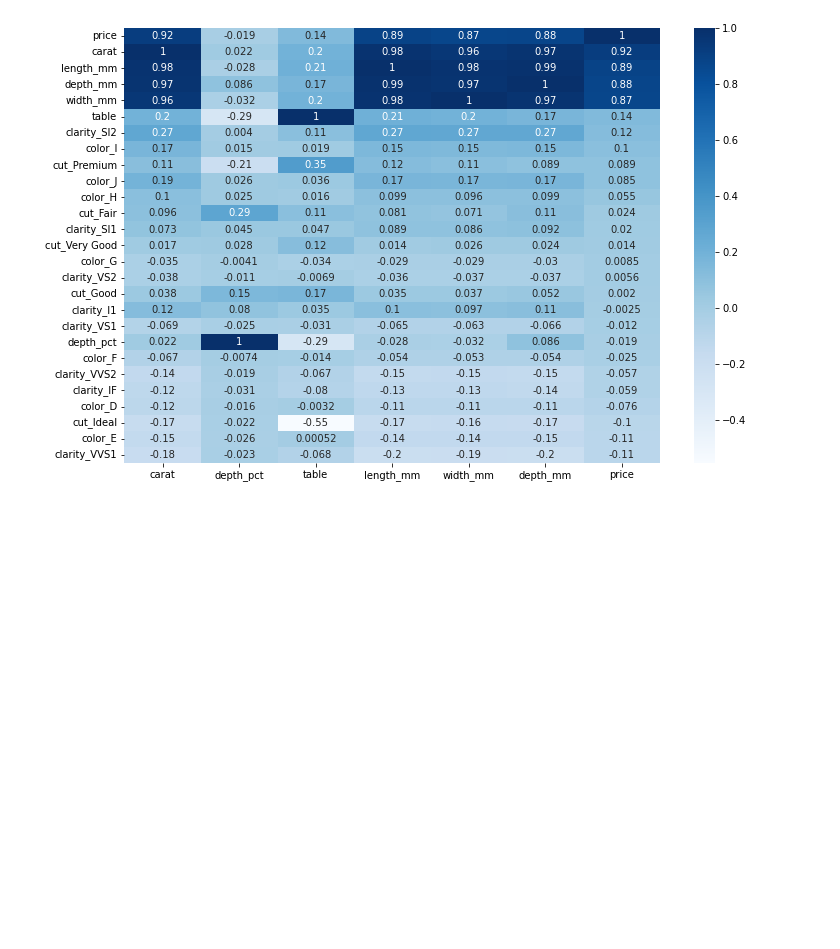
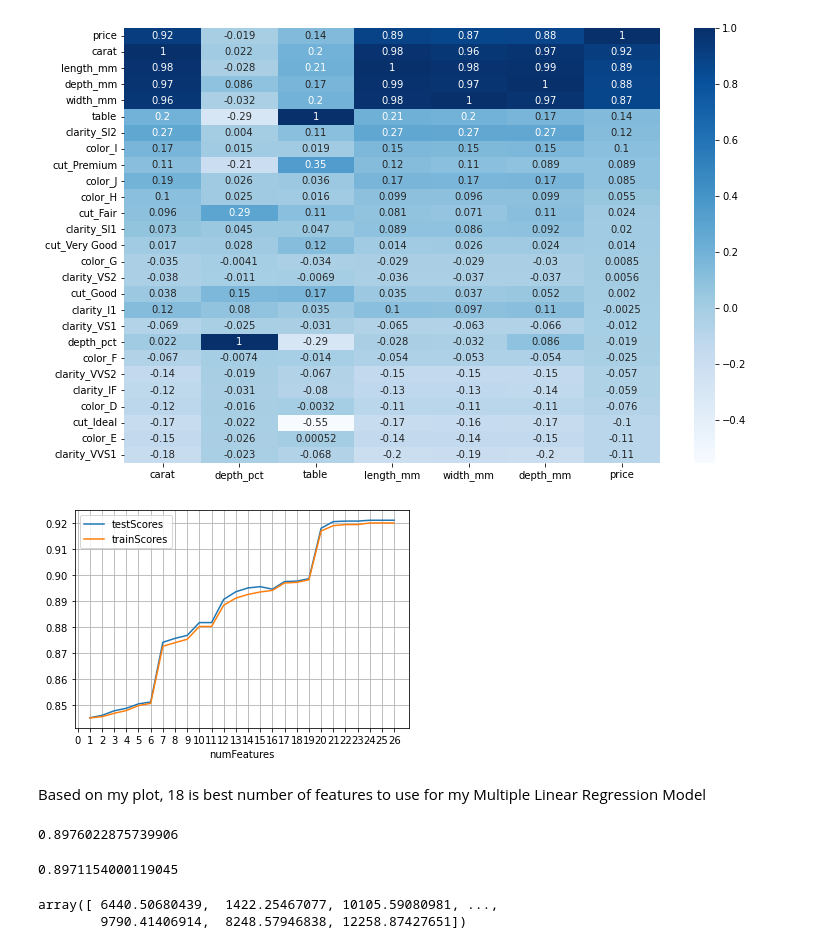
Before and after one commit to TJ-Mothokho/Diamonds-Data-Analysis, a Jupyter notebook: diamonds.ipynb, the cells around one changed output. Saved outputs shown, nothing was run; the diff lists cells and outputs as text; code cells hidden in the pictures; blank space fills up the shorter version.

Commit message:
Done with Multiple linear regression and plotted residual (kde)

```diff
--- a/diamonds.ipynb
+++ b/diamonds.ipynb
@@ -324,3 +323,72 @@ ax = sns.heatmap(diamonds_dummies.corr()[['carat', 'depth_pct', 'table', 'length
 plt.show()
 # %% [output]
 [figure]
+# %%
+#Creating Model
+diamondsTrain, diamondsTest = train_test_split(diamonds_dummies, test_size=0.25, random_state=20)
+# %%
+#Since the simple linear regression model above is model, i'll call this one multi_model
+multi_model = LinearRegression()
+testScores = []
+trainScores = []
+# %%
+#For loop to check the best number of features to use
+for i in range(1, len(diamondsTrain.columns)):
+    fs = SelectKBest(score_func=mutual_info_regression, k=i)
+    fs.fit(diamondsTrain.drop(columns=['price']), diamondsTrain['price'])
+
+    x_train_fs = fs.transform(diamondsTrain.drop(columns=['price']))
+    x_test_fs = fs.transform(diamondsTest.drop(columns=['price']))
+
+    multi_model.fit(x_train_fs, diamondsTrain['price'])
+
+    testScore = multi_model.score(x_test_fs, diamondsTest['price'])
+    trainScore = multi_model.score(x_train_fs, diamondsTrain['price'])
+
+    testScores.append(testScore)
+    trainScores.append(trainScore)
+# %%
+#plotting the scores
+df = pd.DataFrame(data={'testScores':testScores, 'trainScores':trainScores})
+df.reset_index(inplace=True)
+
+df.rename(columns={'index':'numFeatures'}, inplace=True)
+
+df.numFeatures = df.numFeatures + 1
+ax = df.plot(x='numFeatures', y=['testScores', 'trainScores'])
+ax.set_xticks(range(0, df['numFeatures'].max() + 1, 1))
+ax.grid(True)
+plt.show()
+# %% [output]
+[figure, added]
+# %% [markdown]
+Based on my plot, 18 is best number of features to use for my Multiple Linear Regression Model
+# %%
+#final model
+fs = SelectKBest(score_func=mutual_info_regression, k=18)
+fs.fit(diamondsTrain.drop(columns=['price']), diamondsTrain['price'])
+
+x_train_fs = fs.transform(diamondsTrain.drop(columns=['price']))
+x_test_fs = fs.transform(diamondsTest.drop(columns=['price']))
+
+finalModel = LinearRegression()
+
+#fitting the model
+finalModel.fit(x_train_fs, diamondsTrain['price'])
+
+#Scoring th Test dataset
+finalModel.score(x_test_fs, diamondsTest['price'])
+# %% [output]
+0.8976022875739906
+# %%
+#Scoring the Train dataset
+finalModel.score(x_train_fs, diamondsTrain['price'])
+# %% [output]
+0.8971154000119045
+# %%
+#Predicting
+y_predicted = finalModel.predict(x_test_fs)
+y_predicted
+# %% [output]
+array([ 6440.50680439,  1422.25467077, 10105.59080981, ...,
+        9790.41406914,  8248.57946838, 12258.87427651])
```
Also changed, not shown: parts of 5 cells of this notebook.
